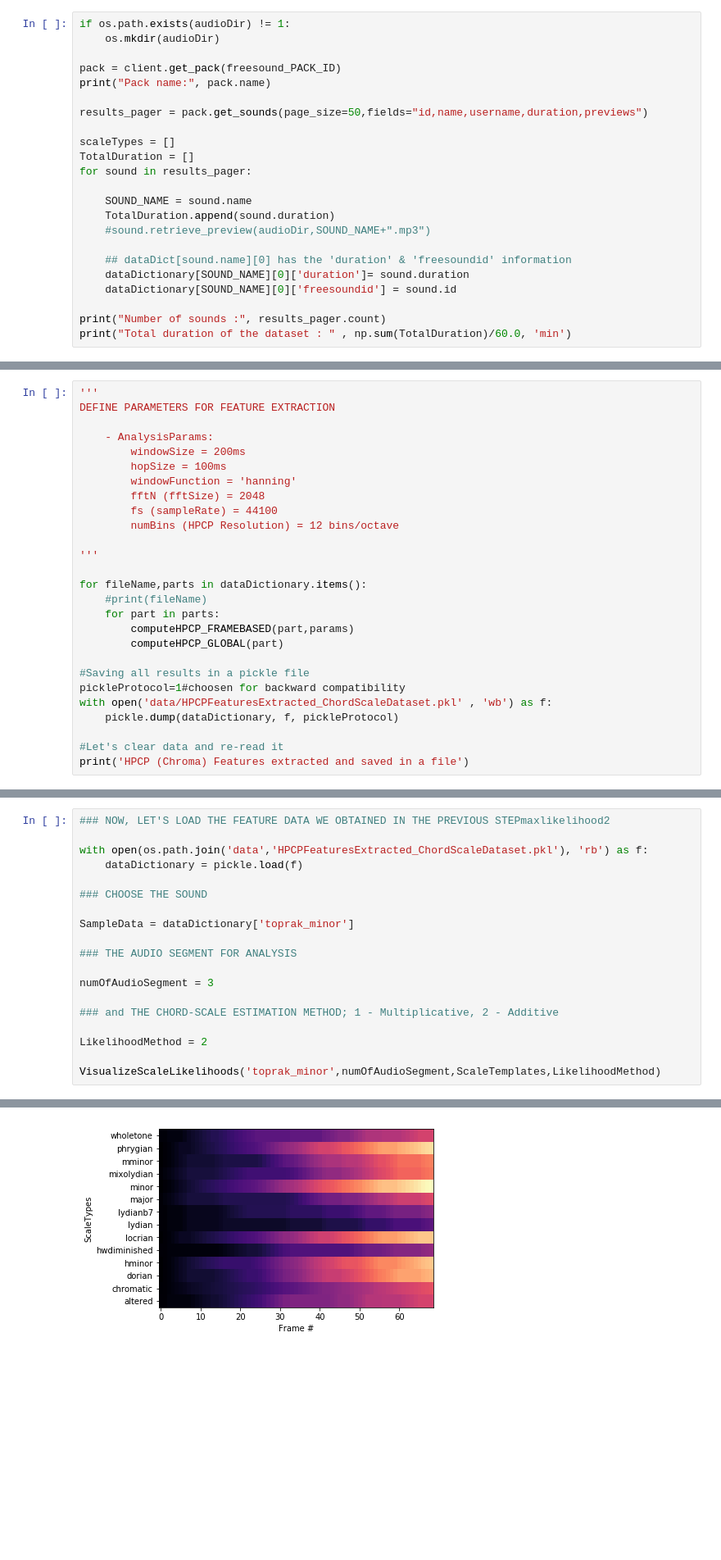
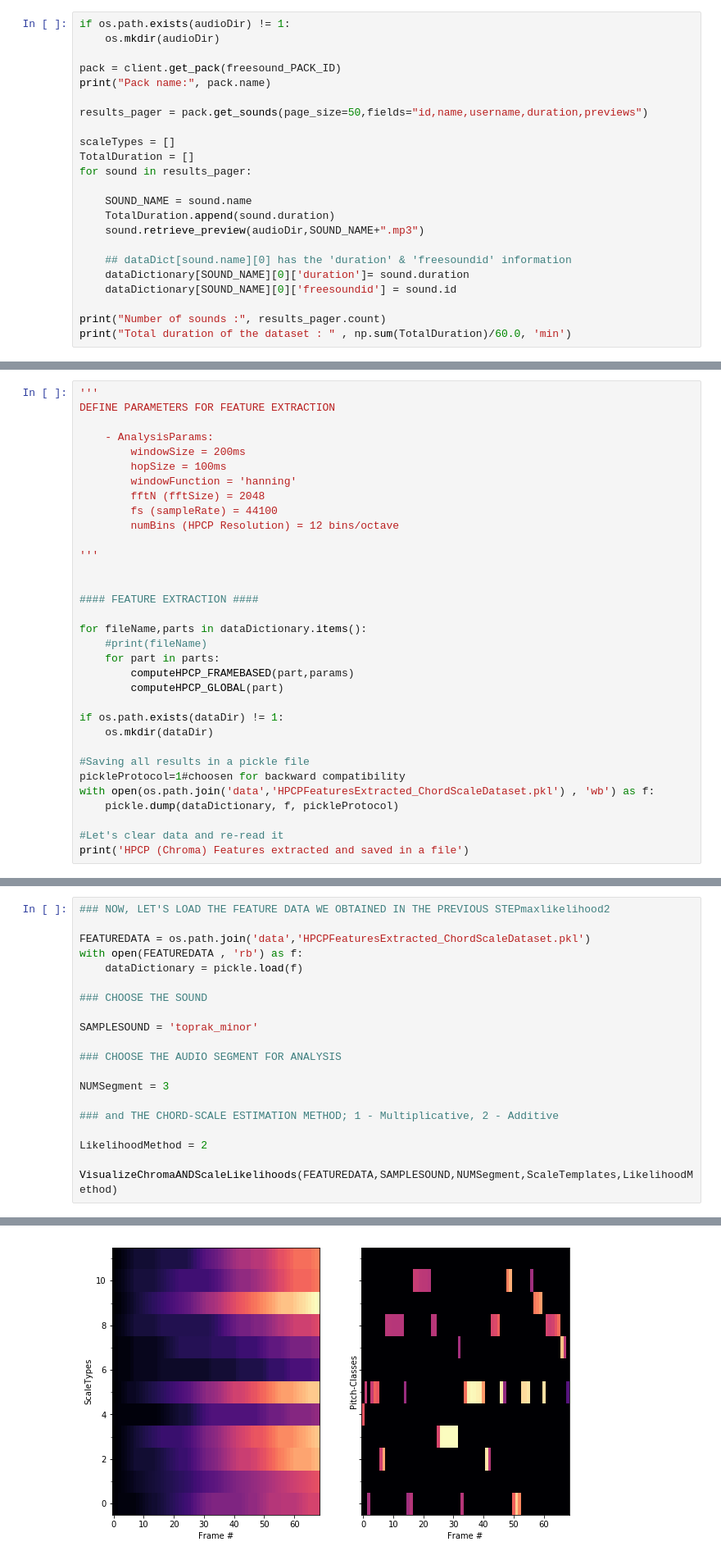
Before and after one commit to emirdemirel/Chord-ScaleDetection, a Jupyter notebook: Chord-scale_Detection.ipynb, the cells around one changed output, grey strips where cells are left out. Shown: that part at 82% size. Cells and saved outputs as stored; diff of their text form; blank space fills up the shorter version.

```diff
--- a/Chord-scale_Detection.ipynb
+++ b/Chord-scale_Detection.ipynb
@@ -53,7 +53,7 @@ for sound in results_pager:
 
     SOUND_NAME = sound.name
     TotalDuration.append(sound.duration)
-    #sound.retrieve_preview(audioDir,SOUND_NAME+".mp3")
+    sound.retrieve_preview(audioDir,SOUND_NAME+".mp3")
 
     ## dataDict[sound.name][0] has the 'duration' & 'freesoundid' information
     dataDictionary[SOUND_NAME][0]['duration']= sound.duration
@@ -100,15 +100,21 @@ DEFINE PARAMETERS FOR FEATURE EXTRACTION
 
 '''
 
+
+#### FEATURE EXTRACTION ####
+
 for fileName,parts in dataDictionary.items():
     #print(fileName)
     for part in parts:
         computeHPCP_FRAMEBASED(part,params)
         computeHPCP_GLOBAL(part)
 
+if os.path.exists(dataDir) != 1:
+    os.mkdir(dataDir)
+
 #Saving all results in a pickle file
 pickleProtocol=1#choosen for backward compatibility
-with open('data/HPCPFeaturesExtracted_ChordScaleDataset.pkl' , 'wb') as f:
+with open(os.path.join('data','HPCPFeaturesExtracted_ChordScaleDataset.pkl') , 'wb') as f:
     pickle.dump(dataDictionary, f, pickleProtocol)
 
 #Let's clear data and re-read it
@@ -137,20 +145,21 @@ ScaleTemplates['chromatic'] = {'scaleArray':[1,1,1,1,1,1,1,1,1,1,1,1]}
 # %%
 ### NOW, LET'S LOAD THE FEATURE DATA WE OBTAINED IN THE PREVIOUS STEPmaxlikelihood2
 
-with open(os.path.join('data','HPCPFeaturesExtracted_ChordScaleDataset.pkl'), 'rb') as f:
+FEATUREDATA = os.path.join('data','HPCPFeaturesExtracted_ChordScaleDataset.pkl')
+with open(FEATUREDATA , 'rb') as f:
     dataDictionary = pickle.load(f)
 
 ### CHOOSE THE SOUND
 
-SampleData = dataDictionary['toprak_minor']
+SAMPLESOUND = 'toprak_minor'
 
-### THE AUDIO SEGMENT FOR ANALYSIS
+### CHOOSE THE AUDIO SEGMENT FOR ANALYSIS
 
-numOfAudioSegment = 3
+NUMSegment = 3
 
 ### and THE CHORD-SCALE ESTIMATION METHOD; 1 - Multiplicative, 2 - Additive
 
 LikelihoodMethod = 2
 
-VisualizeScaleLikelihoods('toprak_minor',numOfAudioSegment,ScaleTemplates,LikelihoodMethod)
+VisualizeChromaANDScaleLikelihoods(FEATUREDATA,SAMPLESOUND,NUMSegment,ScaleTemplates,LikelihoodMethod)
 # %% [output]
@@ -158,3 +167,3 @@ Maximum Likeliest Scale of Phrase :minor    with likeliest : 0.105658486572
-[figure, old version]
+[figure, new version]
 # %% [markdown]
 ## CASE STUDY : SCALE EXERCISE
```
Also changed, not shown: parts of 10 cells of this notebook.
